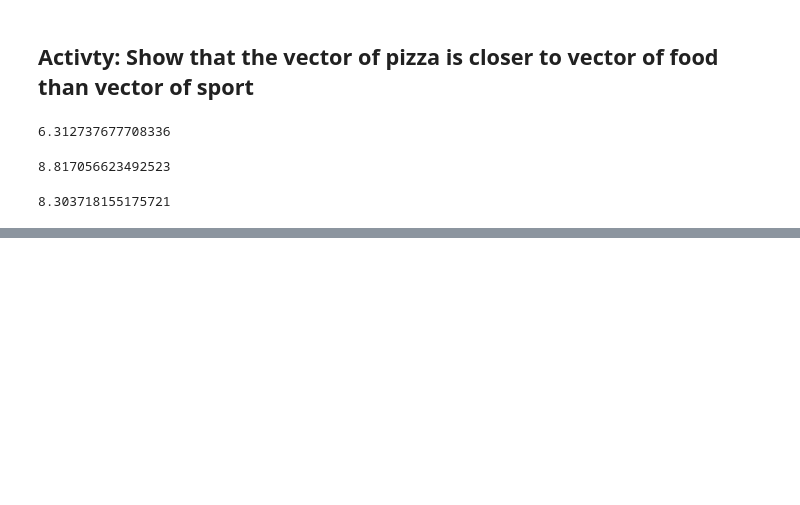
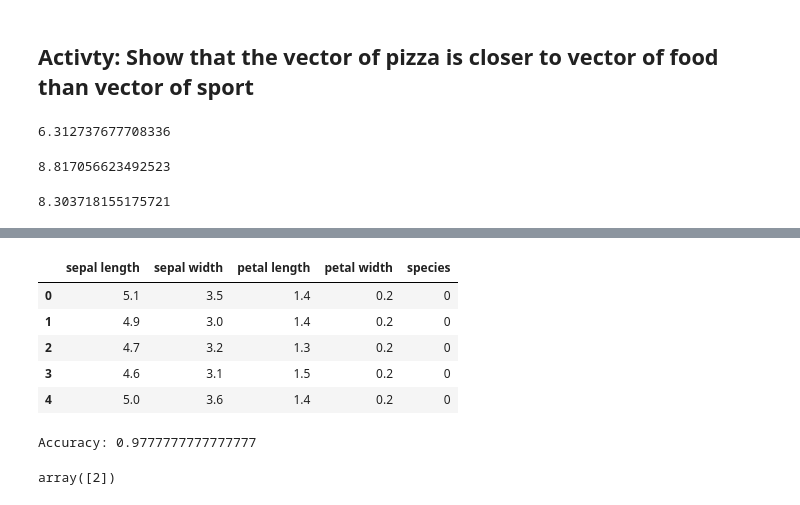
Before and after one commit to SamuelFolledo/DS2.1-Machine-Learning, a Jupyter notebook: classwork/Day 9-12.ipynb, the cells around one changed output, grey strips where cells are left out. Drawn from its saved outputs; the diff is of its cells as text; code cells hidden in the pictures; blank space fills up the shorter version.

```diff
--- a/classwork/Day 9-11.ipynb
+++ b/classwork/Day 9-12.ipynb
@@ -1071,0 +1097,12 @@ np.linalg.norm(np.array(ls['food']) - np.array(ls['sport']))
+# %%
+#Import scikit-learn dataset library
+from sklearn import datasets
+
+#Load dataset
+iris = datasets.load_iris()
+
+# print the label species(setosa, versicolor,virginica)
+print(iris.target_names)
+
+# print the names of the four features
+print(iris.feature_names)
@@ -1071,0 +1129,18 @@ np.linalg.norm(np.array(ls['food']) - np.array(ls['sport']))
+# %%
+# Creating a DataFrame of given iris dataset.
+import pandas as pd
+data=pd.DataFrame({
+    'sepal length':iris.data[:,0],
+    'sepal width':iris.data[:,1],
+    'petal length':iris.data[:,2],
+    'petal width':iris.data[:,3],
+    'species':iris.target
+})
+data.head()
+# %% [output]
+|  | sepal length | sepal width | petal length | petal width | species |
+| 0 | 5.1 | 3.5 | 1.4 | 0.2 | 0 |
+| 1 | 4.9 | 3.0 | 1.4 | 0.2 | 0 |
+| 2 | 4.7 | 3.2 | 1.3 | 0.2 | 0 |
+| 3 | 4.6 | 3.1 | 1.5 | 0.2 | 0 |
+| 4 | 5.0 | 3.6 | 1.4 | 0.2 | 0 |
@@ -1071,0 +1167,12 @@ np.linalg.norm(np.array(ls['food']) - np.array(ls['sport']))
+# %%
+#Import scikit-learn metrics module for accuracy calculation
+from sklearn import metrics
+
+# Model Accuracy, how often is the classifier correct?
+print("Accuracy:",metrics.accuracy_score(y_test, y_pred))
+# %% [output]
+Accuracy: 0.9777777777777777
+# %%
+clf.predict([[3, 5, 4, 2]])
+# %% [output]
+array([2])
```
Also changed, not shown: parts of 12 cells of this notebook.
